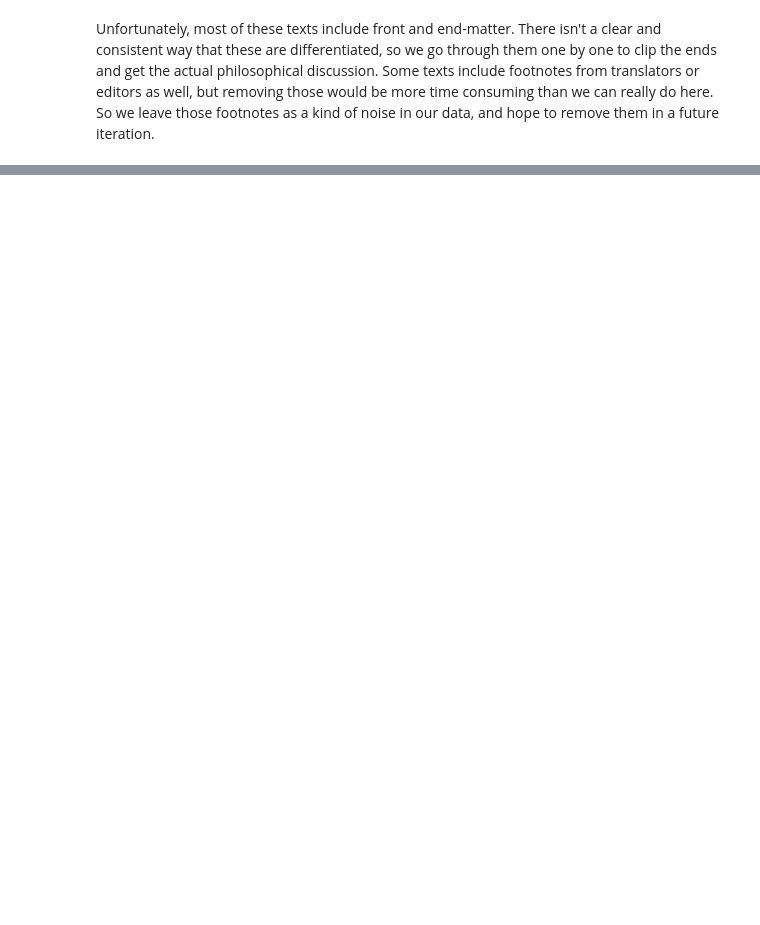
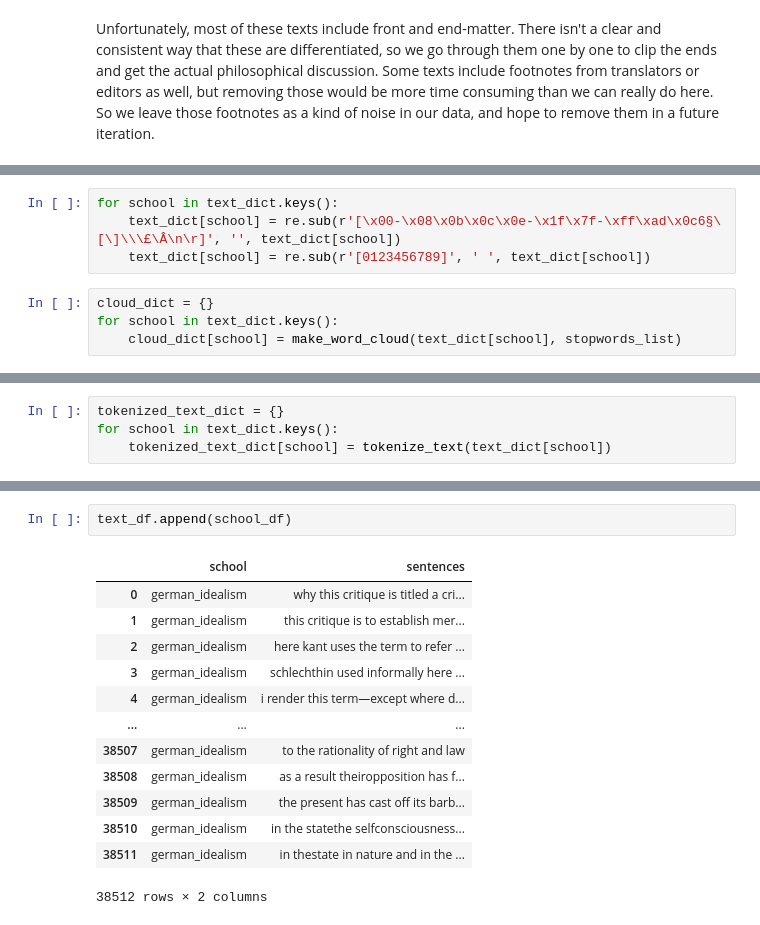
Before and after one commit to kcalizadeh/philosophy_classification_project, a Jupyter notebook: preprocessing.ipynb, the cells around one changed output, grey strips where cells are left out. Drawn from its saved outputs; the diff is of its cells as text; blank space fills up the shorter version.

```diff
--- a/preprocessing.ipynb
+++ b/preprocessing.ipynb
@@ -144,0 +163,8 @@ popper_science.split('F IRST E NGLISH E DITION, 1959')[1][2:].split('This is the
+# %%
+for school in text_dict.keys():
+    text_dict[school] = re.sub(r'[\x00-\x08\x0b\x0c\x0e-\x1f\x7f-\xff\xad\x0c6§\[\]\\\£\Â\n\r]', '', text_dict[school])
+    text_dict[school] = re.sub(r'[0123456789]', ' ', text_dict[school])
+# %%
+cloud_dict = {}
+for school in text_dict.keys():
+    cloud_dict[school] = make_word_cloud(text_dict[school], stopwords_list)
@@ -144,0 +203,4 @@ popper_science.split('F IRST E NGLISH E DITION, 1959')[1][2:].split('This is the
+# %%
+tokenized_text_dict = {}
+for school in text_dict.keys():
+    tokenized_text_dict[school] = tokenize_text(text_dict[school])
@@ -144,0 +309,16 @@ popper_science.split('F IRST E NGLISH E DITION, 1959')[1][2:].split('This is the
+# %%
+text_df.append(school_df)
+# %% [output]
+|  | school | sentences |
+| 0 | german_idealism | why this critique is titled a cri... |
+| 1 | german_idealism | this critique is to establish mer... |
+| 2 | german_idealism | here kant uses the term to refer ... |
+| 3 | german_idealism | schlechthin used informally here ... |
+| 4 | german_idealism | i render this term—except where d... |
+| ... | ... | ... |
+| 38507 | german_idealism | to the rationality of right and law |
+| 38508 | german_idealism | as a result theiropposition has f... |
+| 38509 | german_idealism | the present has cast off its barb... |
+| 38510 | german_idealism | in the statethe selfconsciousness... |
+| 38511 | german_idealism | in thestate in nature and in the ... |
+38512 rows × 2 columns
```
Also changed, not shown: parts of 37 cells of this notebook, 2 other files.
